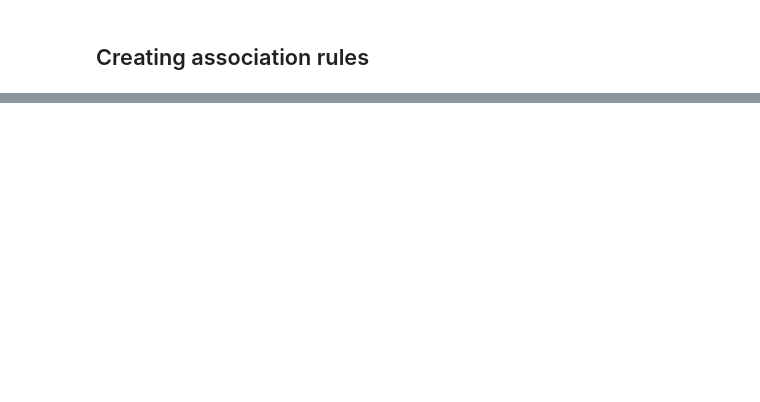
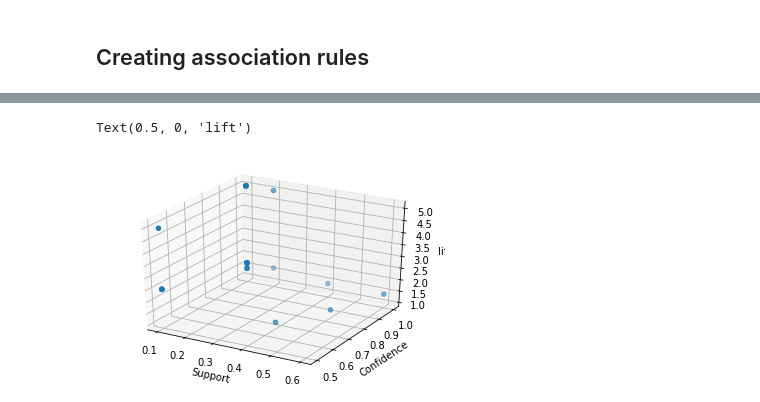
Before and after one commit to DebanjaliBasu/Excelr-1, a Jupyter notebook: Assignments/Assignment Association Rules - My_Movies.ipynb, the cells around one changed output, grey strips where cells are left out. Saved outputs shown, nothing was run; the diff lists cells and outputs as text; code cells hidden in the pictures; blank space fills up the shorter version.

Commit message:
association rules

```diff
--- a/Assignments/Assignment Association Rules - My_Movies.ipynb
+++ b/Assignments/Assignment Association Rules - My_Movies.ipynb
@@ -164,3 +167,14 @@ rules_without_redundancies.sort_values('lift',ascending=False)
+# %%
+### plotting 3D for the rules generated
+fig1 = plt.figure()
+ax1 = fig1.add_subplot(111, projection = '3d')
+ax1.scatter(rules_without_redundancies["support"],rules_without_redundancies["confidence"],rules_without_redundancies["lift"])
+ax1.set_xlabel("Support")
+ax1.set_ylabel("Confidence")
+ax1.set_zlabel("lift")
+# %% [output]
+Text(0.5, 0, 'lift')
+[figure, added]
 # %%
 #interactive 3d plot visualizing lift, support and confidence.
 import plotly.express as px
```
Also changed, not shown: parts of 11 cells of this notebook.
